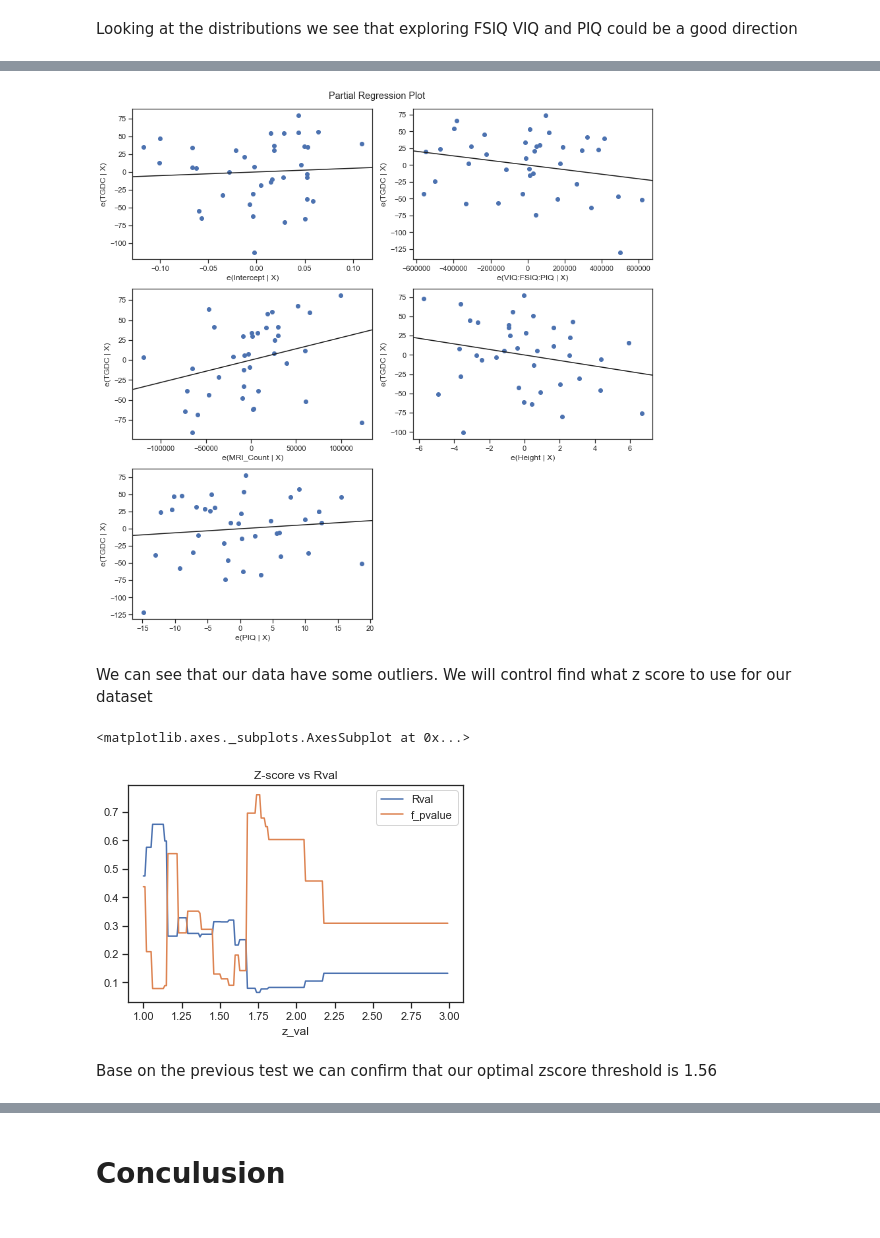
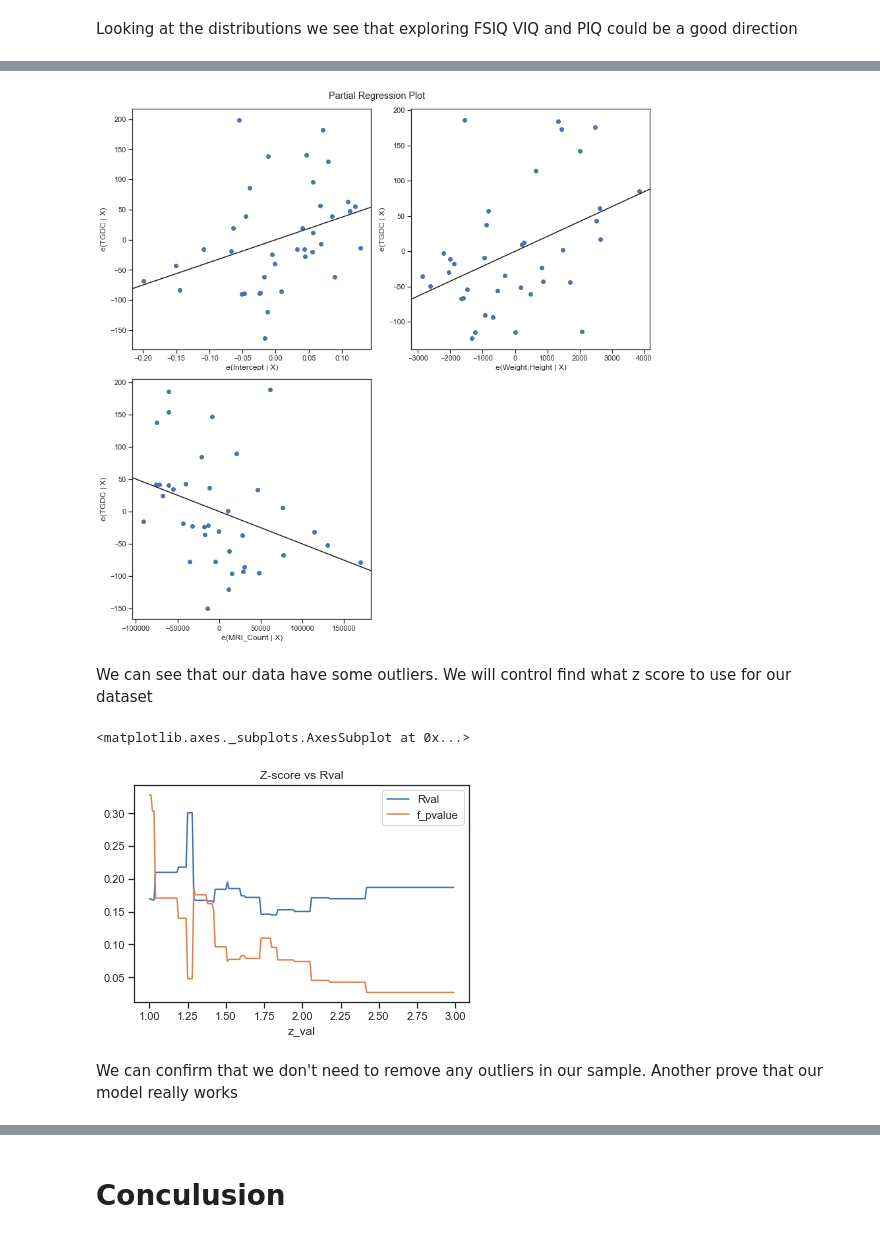
Before and after one commit to marcelfarres/Farres-M-QLSC612, a Jupyter notebook: practical/myanalysis.ipynb, the cells around one changed output, grey strips where cells are left out. Saved outputs shown, nothing was run; the diff lists cells and outputs as text; code cells hidden in the pictures.

```diff
--- a/practical/myanalysis.ipynb
+++ b/practical/myanalysis.ipynb
@@ -93,13 +90,14 @@ These where calculated using the hacked security system of our lab.
 # %%
 distributions = [
-    {"type": np.random.normal, "kwargs": {"loc": 50, "scale": 40}},
-    {"type": np.random.normal, "kwargs": {"loc": 120, "scale": 30}},
+    {"type": np.random.normal, "kwargs": {"loc": 80, "scale": 40}},
+    {"type": np.random.normal, "kwargs": {"loc": 150, "scale": 30}},
+    {"type": np.random.normal, "kwargs": {"loc": 300, "scale": 30}},
 ]
-coefficients = np.array([0.6, 0.3])
+coefficients = np.array([0.4, 0.6, .2])
 coefficients /= coefficients.sum()      # in case these did not add up to 1
 sample_size = data.shape[0]
 
-our_seed = 1000000000
+our_seed = 10000
 np.random.seed(our_seed)
 num_distr = len(distributions)
 rdata = np.zeros((sample_size, num_distr))
@@ -179,6 +250,6 @@ Also we will combine PIQ and FSIQ to a new variable in the model
 # %%
-super_model = 'TGDC ~ VIQ : FSIQ :PIQ + MRI_Count + Height + PIQ'
-super_model2 = 'TGCD ~ VIQ : FSIQ :PIQ + MRI_Count + Height + PIQ'
+super_model = 'TGDC ~ Weight : Height + MRI_Count'
+super_model2 = 'TGCD ~ Weight : Height + MRI_Count'
 
 
 # Fit the model
@@ -210,37 +281,38 @@ strong multicollinearity or other numerical problems.
 fig = plt.figure(figsize=(12,12))
 fig = sm.graphics.plot_partregress_grid(model_fit, fig=fig)
 # %% [output]
-[figure, old version]
+[figure, new version]
 # %% [markdown]
 We can see that our data have some outliers. We will control find what z score to use for our dataset
 # %%
 z_val = np.arange(1,3, 0.01)
 
-inculded_vars = ['Height', 'FSIQ', 'PIQ', 'VIQ']
+
+inculded_vars = ['Height', 'Weight', 'MRI_Count']
 
 df = pd.DataFrame(columns=['z_val', 'Rval', 'f_pvalue' ])
 
 
 for val in z_val:
 
     z_s = np.abs(stats.zscore(data[inculded_vars]))
     dataf = data[(z_s < val).all(axis=1)]
 
     if dataf.shape[0] < 1:
         df = df.append( {'z_val':val, 'Rval':0, 'f_pvalue':0}, ignore_index=True)
         continue
 
     # Fit the model
     model= ols(super_model, dataf)
 
     rs = model.fit()
 
     df = df.append( {'z_val':val, 'Rval':rs.rsquared, 'f_pvalue':rs.f_pvalue}, ignore_index=True)
 
 df.plot(x='z_val', y=['Rval', 'f_pvalue'], title='Z-score vs Rval')
 # %% [output]
 <matplotlib.axes._subplots.AxesSubplot at 0x...>
-[figure, old version]
+[figure, new version]
-# %% [markdown]
-Base on the previous test we can confirm that our optimal zscore threshold is 1.56
+# %% [markdown]
+We can confirm that we don't need to remove any outliers in our sample. Another prove that our model really works
 # %%
```
Also changed, not shown: parts of 15 cells of this notebook.
